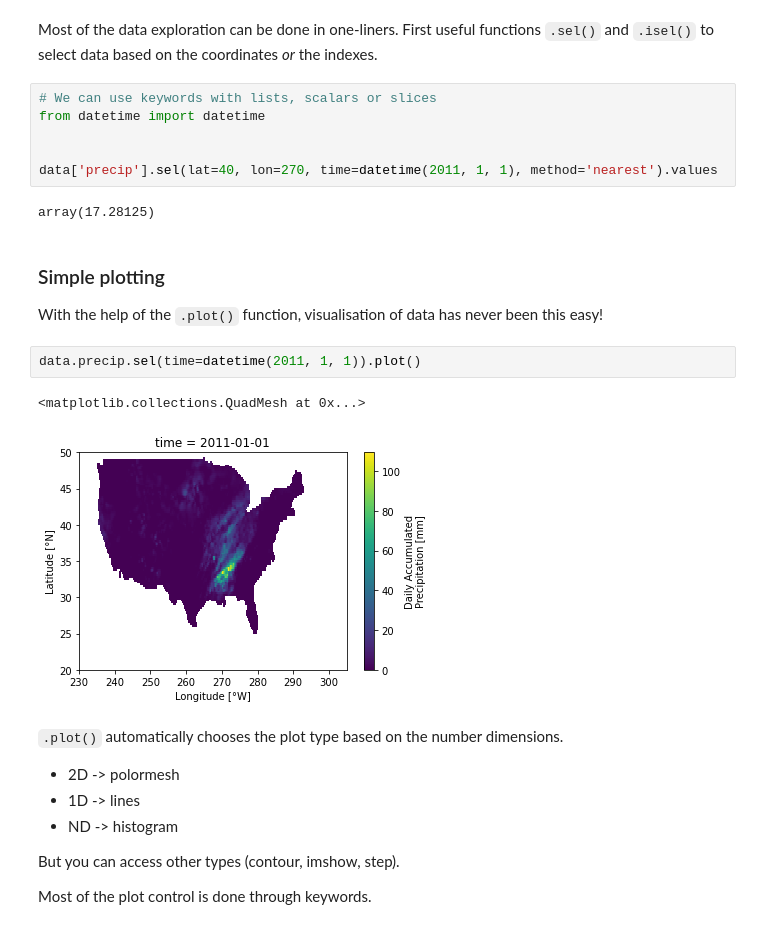
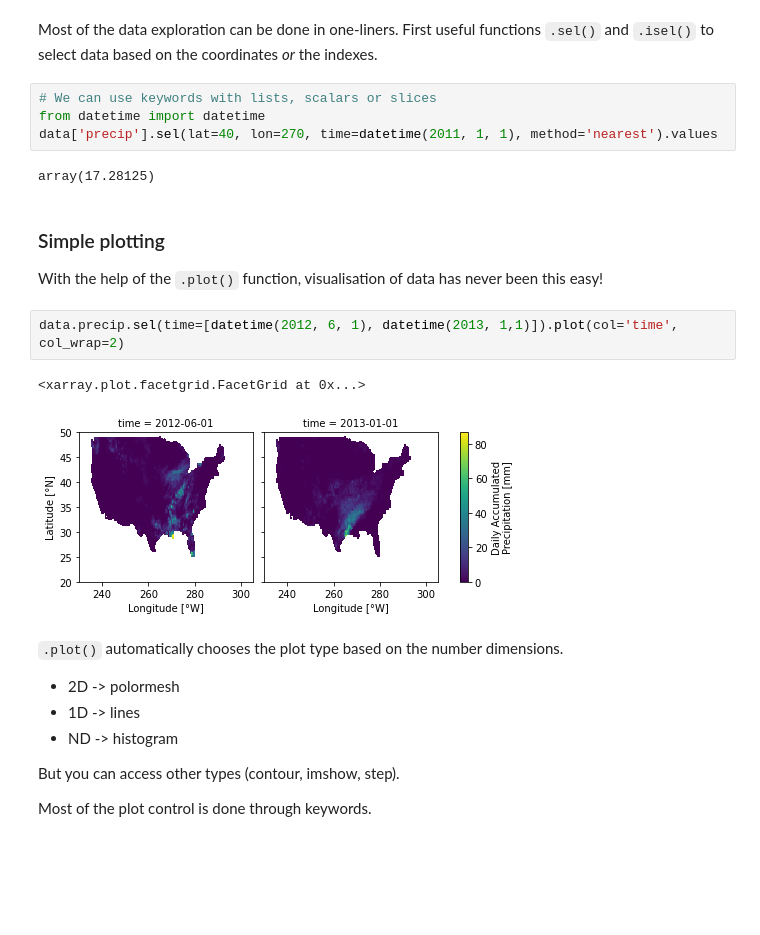
Before and after one commit to Gorkowski/Atmospheric_Science_Class, a Jupyter notebook: Classes/Part1/Lec4_ntcdf_climate_data.ipynb, the cells around one changed output. Drawn from its saved outputs; the diff is of its cells as text; blank space fills up the shorter version.

```diff
--- a/Classes/Part1/Lec4_ntcdf_climate_data.ipynb
+++ b/Classes/Part1/Lec4_ntcdf_climate_data.ipynb
@@ -119,8 +108,6 @@ Most of the data exploration can be done in one-liners. First useful functions `
 # %%
 # We can use keywords with lists, scalars or slices
 from datetime import datetime
-
-
 data['precip'].sel(lat=40, lon=270, time=datetime(2011, 1, 1), method='nearest').values
 # %% [output]
 array(17.28125)
@@ -129,10 +116,10 @@ array(17.28125)
 
 With the help of the `.plot()` function, visualisation of data has never been this easy!
 # %%
-data.precip.sel(time=datetime(2011, 1, 1)).plot()
+data.precip.sel(time=[datetime(2012, 6, 1), datetime(2013, 1,1)]).plot(col='time', col_wrap=2)
 # %% [output]
-<matplotlib.collections.QuadMesh at 0x...>
+<xarray.plot.facetgrid.FacetGrid at 0x...>
-[figure, old version]
+[figure, new version]
 # %% [markdown]
 `.plot()` automatically chooses the plot type based on the number dimensions.
 
```
Also changed, not shown: parts of 8 cells of this notebook, 1 other file.
